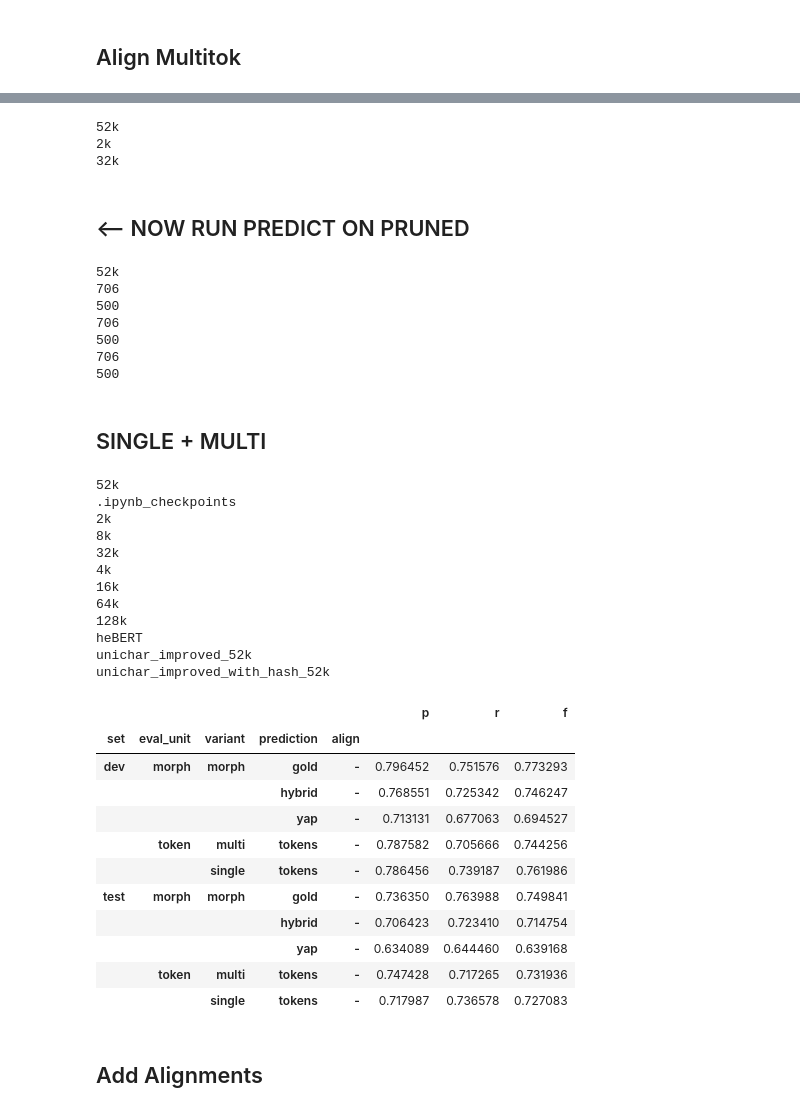
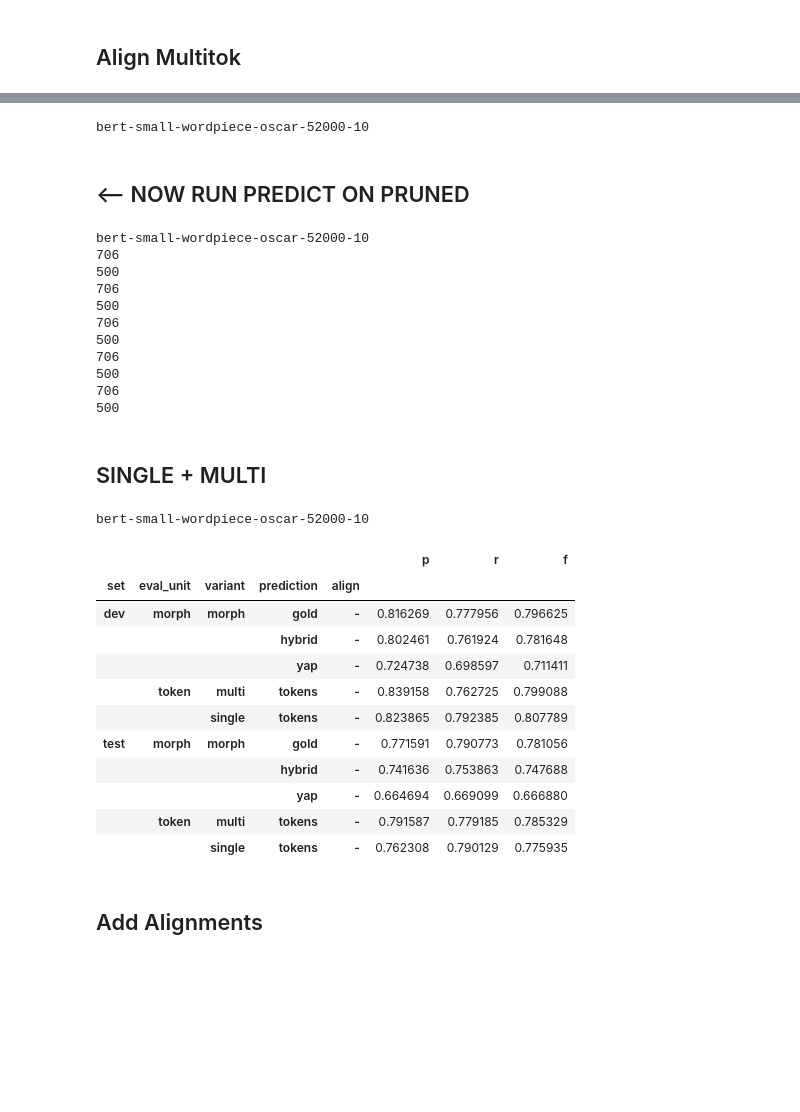
Before and after one commit to cjer/allennlp_ner, a Jupyter notebook: 03_evaluate_alephbert.ipynb, the cells around one changed output, grey strips where cells are left out. Cells and saved outputs as stored; diff of their text form; code cells hidden in the pictures; blank space fills up the shorter version.

```diff
--- a/03_evaluate_alephbert.ipynb
+++ b/03_evaluate_alephbert.ipynb
@@ -251,8 +265,11 @@ See the caveats in the documentation: http://pandas.pydata.org/pandas-docs/stabl
 cols = ['sent_id', 'token_id', 'form']
 # %%
 res = []
+use_filter = True
 for trans in os.scandir('output/predict_alephbert'):
     trans_name = trans.name
+    if use_filter and trans.name not in include_only:
+        continue
     print(trans_name)
     for folder in os.scandir(trans):
         if 'multi' in folder.name and not '.ipynb' in folder.name:
@@ -345,7 +363,7 @@ decode_sets = {
 res = []
 for trans in os.scandir('output/predict_alephbert'):
     trans_name = trans.name
-    if trans.name not in ['2k', '32k', '52k']:
+    if trans.name not in include_only:
         continue
     print(trans_name)
     for folder in os.scandir(trans):
@@ -408,7 +414,7 @@ def biose_to_o(in_path, out_path):
 
 for trans in os.scandir('output/predict_alephbert'):
     trans_name = trans.name
-    if trans.name not in ['2k', '32k', '52k']:
+    if trans.name not in include_only:
         continue
     print(trans.name)
     for folder in os.scandir(trans):
@@ -422,15 +428,13 @@ for trans in os.scandir('output/predict_alephbert'):
             if True: #not os.path.exists(output_path):
                 biose_to_o(pruned_ner_path, output_path)
 # %% [output]
-52k
-2k
-32k
+bert-small-wordpiece-oscar-52000-10
 # %% [markdown]
 ## <-- NOW RUN PREDICT ON PRUNED
 # %%
 for trans in os.scandir('output/predict_alephbert'):
     trans_name = trans.name
-    if trans.name not in ['2k', '32k', '52k']:
+    if trans.name not in include_only:
         continue
     print(trans_name)
     for folder in os.scandir(trans):
@@ -444,19 +448,25 @@ for trans in os.scandir('output/predict_alephbert'):
             if True:#not os.path.exists(output_path):
                 jsonl_to_biose(pruned_ner_path, output_path)
 # %% [output]
-52k
+bert-small-wordpiece-oscar-52000-10
 706
 500
 706
 500
 706
 500
+706
+500
+706
+500
 # %% [markdown]
 ## SINGLE + MULTI
 # %%
 res = []
 for trans in os.scandir('output/predict_alephbert'):
     trans_name = trans.name
+    if trans.name not in include_only:
+        continue
     print(trans_name)
     for folder in os.scandir(trans):
         if '.ipynb' in folder.name:
@@ -491,55 +501,44 @@ for trans in os.scandir('output/predict_alephbert'):
         if 'single' in folder.name:
             p,r,f = nem.evaluate_files('../NER/data/for_ncrf/token_gold_dev_fix.bmes',
                                        os.path.join(folder.path,'token_gold_dev_fix.bmes'), str_join_char='')
             res.append(('dev', 'token', variant, 'tokens', '-', trans_name, seed, p, r, f))
 
 
         if 'multi' in folder.name:
             p,r,f = nem.evaluate_files('../NER/data/for_ncrf/token_gold_dev_fix.bmes',
                                        os.path.join(folder.path,'token_gold_dev_dummy_o.bmes'), str_join_char='')
             res.append(('dev', 'token', variant, 'tokens', '-', trans_name, seed, p, r, f))
 
         if 'morph' in folder.name:
             p,r,f = nem.evaluate_files('../NER/data/for_ncrf/morph_gold_dev.bmes',
                                        os.path.join(folder.path,'morph_gold_dev.bmes'), str_join_char='')
             res.append(('dev', 'morph', variant, 'gold', '-', trans_name, seed, p, r, f))
             p,r,f = nem.evaluate_files('../NER/data/for_ncrf/morph_gold_dev.bmes',
                                        os.path.join(folder.path,'morph_yap_dev.bmes'), str_join_char='')
             res.append(('dev', 'morph', variant, 'yap', '-', trans_name, seed, p, r, f))
             p,r,f = nem.evaluate_files('../NER/data/for_ncrf/morph_gold_dev.bmes',
                                        os.path.join(folder.path,'morph_pruned_dev.bmes'), str_join_char='')
             res.append(('dev', 'morph', variant, 'hybrid', '-', trans_name, seed, p, r, f))
 
 
 
 ne_df = pd.DataFrame(res, columns=['set', 'eval_unit', 'variant', 'prediction', 'align', 'trans_name', 'seed', 'p', 'r', 'f'])
 
 ne_df.groupby(['set', 'eval_unit','variant', 'prediction', 'align'])[['p', 'r', 'f']].mean()
 # %% [output]
-52k
-.ipynb_checkpoints
-2k
-8k
-32k
-4k
-16k
-64k
-128k
-heBERT
-unichar_improved_52k
-unichar_improved_with_hash_52k
+bert-small-wordpiece-oscar-52000-10
 |  |  |  |  |  | p | r | f |
 | set | eval_unit | variant | prediction | align |  |  |  |
-| dev | morph | morph | gold | - | 0.796452 | 0.751576 | 0.773293 |
-|  |  |  | hybrid | - | 0.768551 | 0.725342 | 0.746247 |
-|  |  |  | yap | - | 0.713131 | 0.677063 | 0.694527 |
-|  | token | multi | tokens | - | 0.787582 | 0.705666 | 0.744256 |
-|  |  | single | tokens | - | 0.786456 | 0.739187 | 0.761986 |
-| test | morph | morph | gold | - | 0.736350 | 0.763988 | 0.749841 |
-|  |  |  | hybrid | - | 0.706423 | 0.723410 | 0.714754 |
-|  |  |  | yap | - | 0.634089 | 0.644460 | 0.639168 |
-|  | token | multi | tokens | - | 0.747428 | 0.717265 | 0.731936 |
-|  |  | single | tokens | - | 0.717987 | 0.736578 | 0.727083 |
+| dev | morph | morph | gold | - | 0.816269 | 0.777956 | 0.796625 |
+|  |  |  | hybrid | - | 0.802461 | 0.761924 | 0.781648 |
+|  |  |  | yap | - | 0.724738 | 0.698597 | 0.711411 |
+|  | token | multi | tokens | - | 0.839158 | 0.762725 | 0.799088 |
+|  |  | single | tokens | - | 0.823865 | 0.792385 | 0.807789 |
+| test | morph | morph | gold | - | 0.771591 | 0.790773 | 0.781056 |
+|  |  |  | hybrid | - | 0.741636 | 0.753863 | 0.747688 |
+|  |  |  | yap | - | 0.664694 | 0.669099 | 0.666880 |
+|  | token | multi | tokens | - | 0.791587 | 0.779185 | 0.785329 |
+|  |  | single | tokens | - | 0.762308 | 0.790129 | 0.775935 |
 # %% [markdown]
 ## Add Alignments
 # %% [markdown]
```
Also changed, not shown: parts of 35 cells of this notebook, 27 other files.
